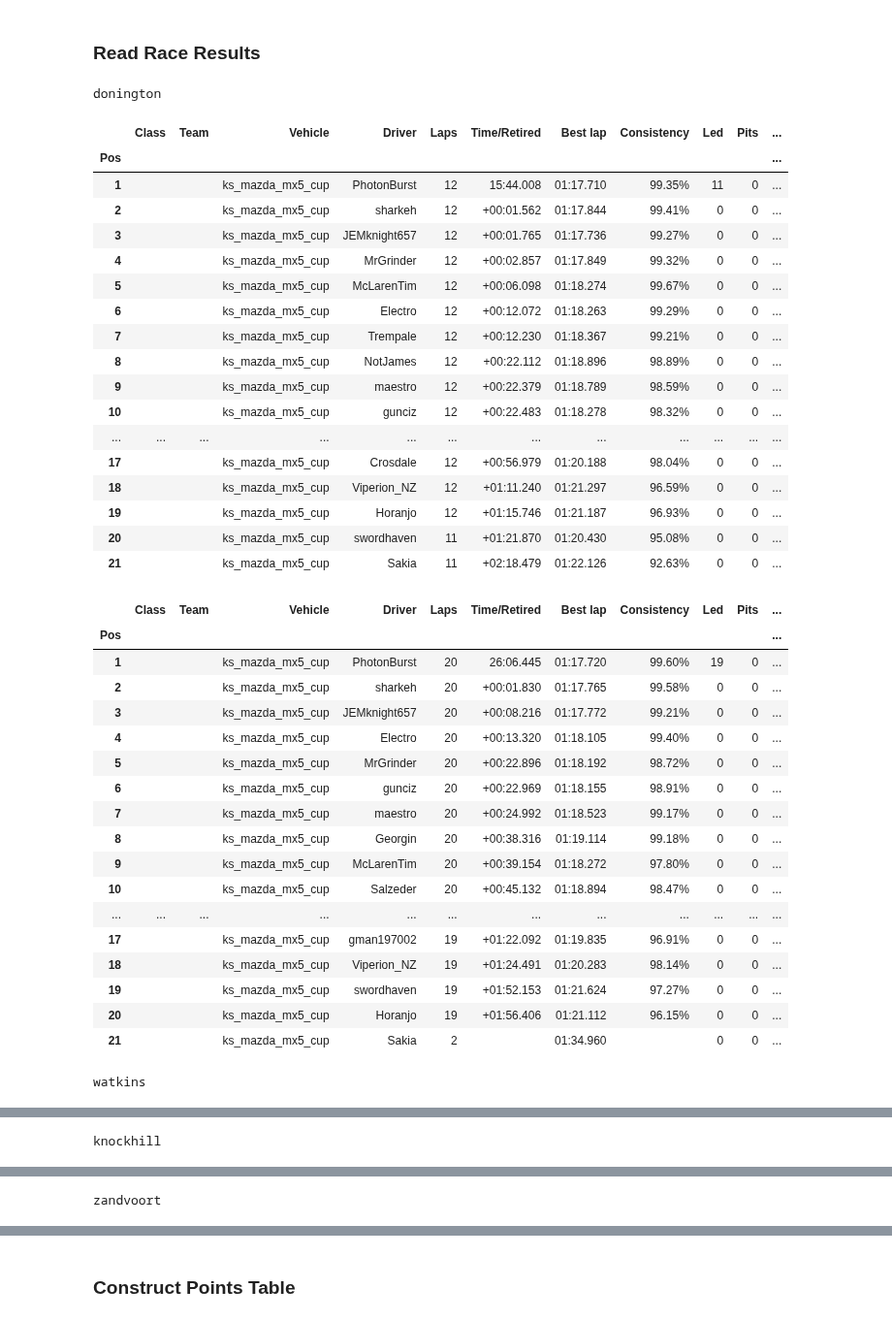
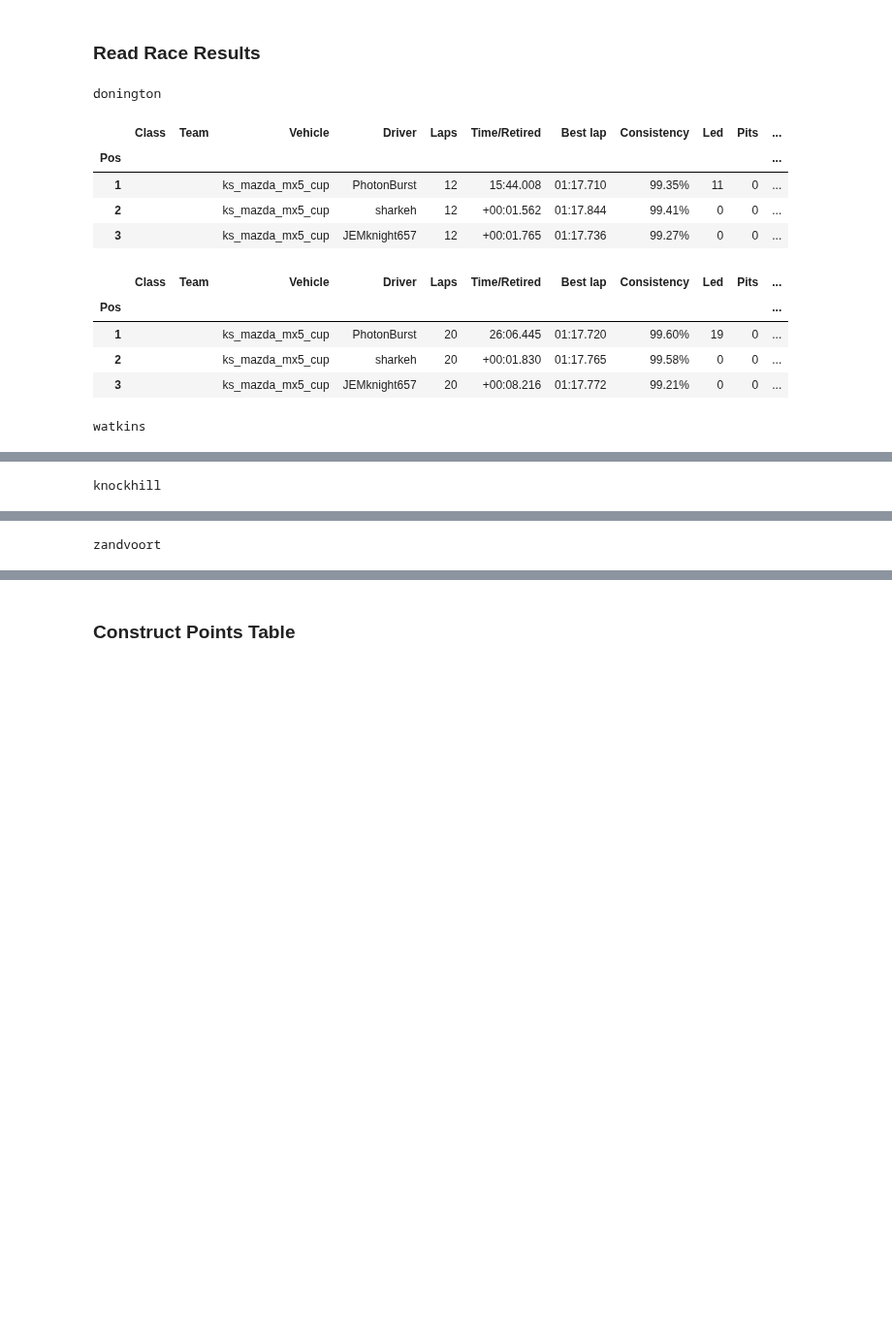
Before and after one commit to denniscfeng/simresults-to-table, a Jupyter notebook: ResultsToTable.ipynb, the cells around one changed output, grey strips where cells are left out. Shown at 97% size. Cells and saved outputs as stored; diff of their text form; code cells hidden in the pictures; blank space fills up the shorter version.

```diff
--- a/ResultsToTable.ipynb
+++ b/ResultsToTable.ipynb
@@ -363,56 +363,30 @@ num_total_races = len(series_tracks_table) * len(series_race_sessions)
 # %%
 race_reports = {}
 
 for race, race_row in series_tracks_table.iterrows():
 
     race_path = "{}/{}".format(series, race)
     if os.path.isdir(race_path):
         try:
             race_reports[race] = RaceReport(series_sessions, series, race, drivers_table=series_drivers_table, points_table=series_points_table, csv_manual_adjustment=race_row["csv_manual_adjustment"])
             print(race)
-            [display(race_reports[race].tables[session]) for session in series_race_sessions]
+            [display(race_reports[race].tables[session].head(3)) for session in series_race_sessions]
         except FileNotFoundError:
             print("no csv found for", race)
     else:
         print("no directory found for", race)
 # %% [output]
 donington
 |  | Class | Team | Vehicle | Driver | Laps | Time/Retired | Best lap | Consistency | Led | Pits | ... |
 | Pos |  |  |  |  |  |  |  |  |  |  | ... |
 | 1 |  |  | ks_mazda_mx5_cup | PhotonBurst | 12 | 15:44.008 | 01:17.710 | 99.35% | 11 | 0 | ... |
 | 2 |  |  | ks_mazda_mx5_cup | sharkeh | 12 | +00:01.562 | 01:17.844 | 99.41% | 0 | 0 | ... |
 | 3 |  |  | ks_mazda_mx5_cup | JEMknight657 | 12 | +00:01.765 | 01:17.736 | 99.27% | 0 | 0 | ... |
-| 4 |  |  | ks_mazda_mx5_cup | MrGrinder | 12 | +00:02.857 | 01:17.849 | 99.32% | 0 | 0 | ... |
-| 5 |  |  | ks_mazda_mx5_cup | McLarenTim | 12 | +00:06.098 | 01:18.274 | 99.67% | 0 | 0 | ... |
-| 6 |  |  | ks_mazda_mx5_cup | Electro | 12 | +00:12.072 | 01:18.263 | 99.29% | 0 | 0 | ... |
-| 7 |  |  | ks_mazda_mx5_cup | Trempale | 12 | +00:12.230 | 01:18.367 | 99.21% | 0 | 0 | ... |
-| 8 |  |  | ks_mazda_mx5_cup | NotJames | 12 | +00:22.112 | 01:18.896 | 98.89% | 0 | 0 | ... |
-| 9 |  |  | ks_mazda_mx5_cup | maestro | 12 | +00:22.379 | 01:18.789 | 98.59% | 0 | 0 | ... |
-| 10 |  |  | ks_mazda_mx5_cup | gunciz | 12 | +00:22.483 | 01:18.278 | 98.32% | 0 | 0 | ... |
-| ... | ... | ... | ... | ... | ... | ... | ... | ... | ... | ... | ... |
-| 17 |  |  | ks_mazda_mx5_cup | Crosdale | 12 | +00:56.979 | 01:20.188 | 98.04% | 0 | 0 | ... |
-| 18 |  |  | ks_mazda_mx5_cup | Viperion_NZ | 12 | +01:11.240 | 01:21.297 | 96.59% | 0 | 0 | ... |
-| 19 |  |  | ks_mazda_mx5_cup | Horanjo | 12 | +01:15.746 | 01:21.187 | 96.93% | 0 | 0 | ... |
-| 20 |  |  | ks_mazda_mx5_cup | swordhaven | 11 | +01:21.870 | 01:20.430 | 95.08% | 0 | 0 | ... |
-| 21 |  |  | ks_mazda_mx5_cup | Sakia | 11 | +02:18.479 | 01:22.126 | 92.63% | 0 | 0 | ... |
 |  | Class | Team | Vehicle | Driver | Laps | Time/Retired | Best lap | Consistency | Led | Pits | ... |
 | Pos |  |  |  |  |  |  |  |  |  |  | ... |
 | 1 |  |  | ks_mazda_mx5_cup | PhotonBurst | 20 | 26:06.445 | 01:17.720 | 99.60% | 19 | 0 | ... |
 | 2 |  |  | ks_mazda_mx5_cup | sharkeh | 20 | +00:01.830 | 01:17.765 | 99.58% | 0 | 0 | ... |
 | 3 |  |  | ks_mazda_mx5_cup | JEMknight657 | 20 | +00:08.216 | 01:17.772 | 99.21% | 0 | 0 | ... |
-| 4 |  |  | ks_mazda_mx5_cup | Electro | 20 | +00:13.320 | 01:18.105 | 99.40% | 0 | 0 | ... |
-| 5 |  |  | ks_mazda_mx5_cup | MrGrinder | 20 | +00:22.896 | 01:18.192 | 98.72% | 0 | 0 | ... |
-| 6 |  |  | ks_mazda_mx5_cup | gunciz | 20 | +00:22.969 | 01:18.155 | 98.91% | 0 | 0 | ... |
-| 7 |  |  | ks_mazda_mx5_cup | maestro | 20 | +00:24.992 | 01:18.523 | 99.17% | 0 | 0 | ... |
-| 8 |  |  | ks_mazda_mx5_cup | Georgin | 20 | +00:38.316 | 01:19.114 | 99.18% | 0 | 0 | ... |
-| 9 |  |  | ks_mazda_mx5_cup | McLarenTim | 20 | +00:39.154 | 01:18.272 | 97.80% | 0 | 0 | ... |
-| 10 |  |  | ks_mazda_mx5_cup | Salzeder | 20 | +00:45.132 | 01:18.894 | 98.47% | 0 | 0 | ... |
-| ... | ... | ... | ... | ... | ... | ... | ... | ... | ... | ... | ... |
-| 17 |  |  | ks_mazda_mx5_cup | gman197002 | 19 | +01:22.092 | 01:19.835 | 96.91% | 0 | 0 | ... |
-| 18 |  |  | ks_mazda_mx5_cup | Viperion_NZ | 19 | +01:24.491 | 01:20.283 | 98.14% | 0 | 0 | ... |
-| 19 |  |  | ks_mazda_mx5_cup | swordhaven | 19 | +01:52.153 | 01:21.624 | 97.27% | 0 | 0 | ... |
-| 20 |  |  | ks_mazda_mx5_cup | Horanjo | 19 | +01:56.406 | 01:21.112 | 96.15% | 0 | 0 | ... |
-| 21 |  |  | ks_mazda_mx5_cup | Sakia | 2 |  | 01:34.960 |  | 0 | 0 | ... |
 watkins
 |  | Class | Team | Vehicle | Driver | Laps | Time/Retired | Best lap | Consistency | Led | Pits | ... |
 | Pos |  |  |  |  |  |  |  |  |  |  | ... |
```
Also changed, not shown: parts of 3 cells of this notebook, 1 other file.
